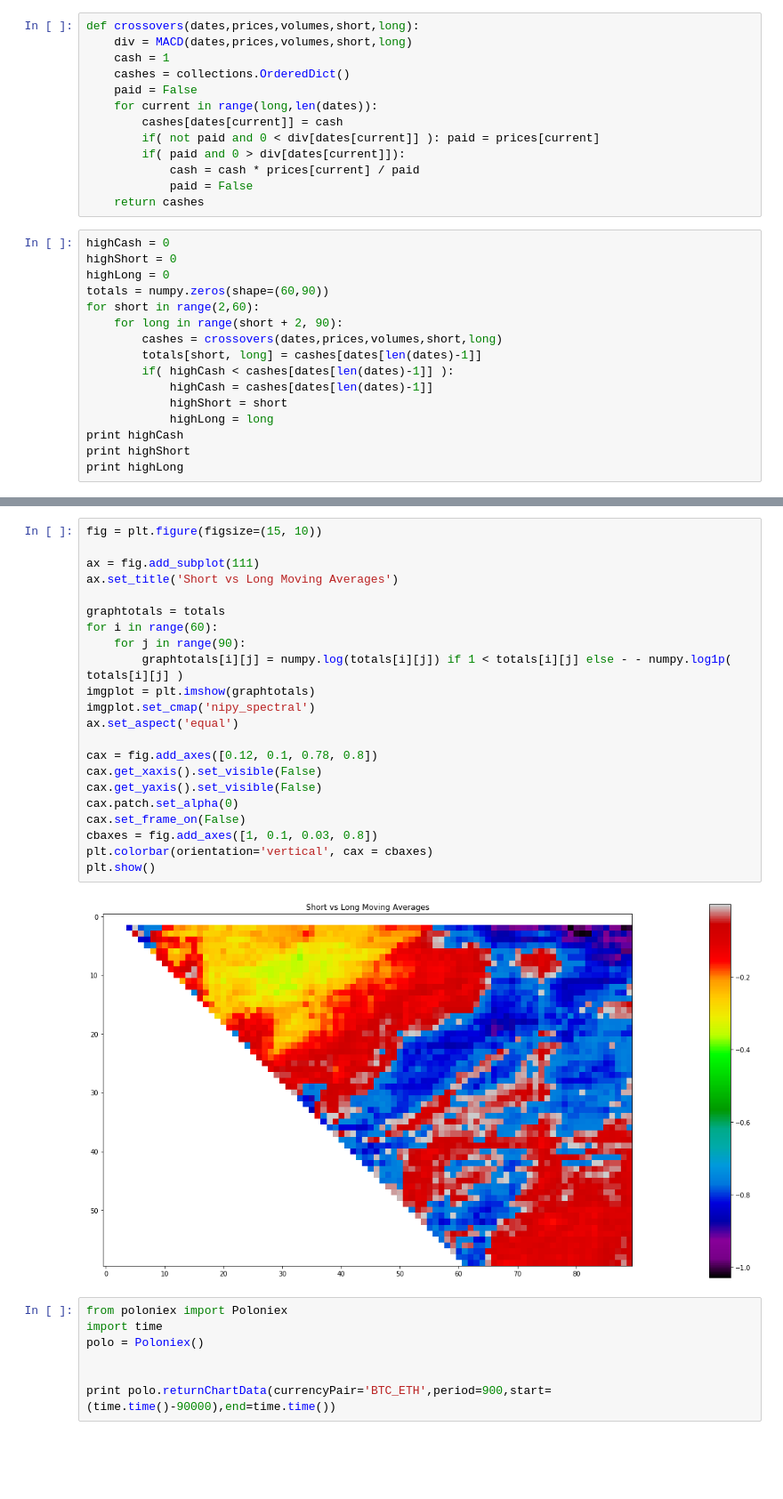
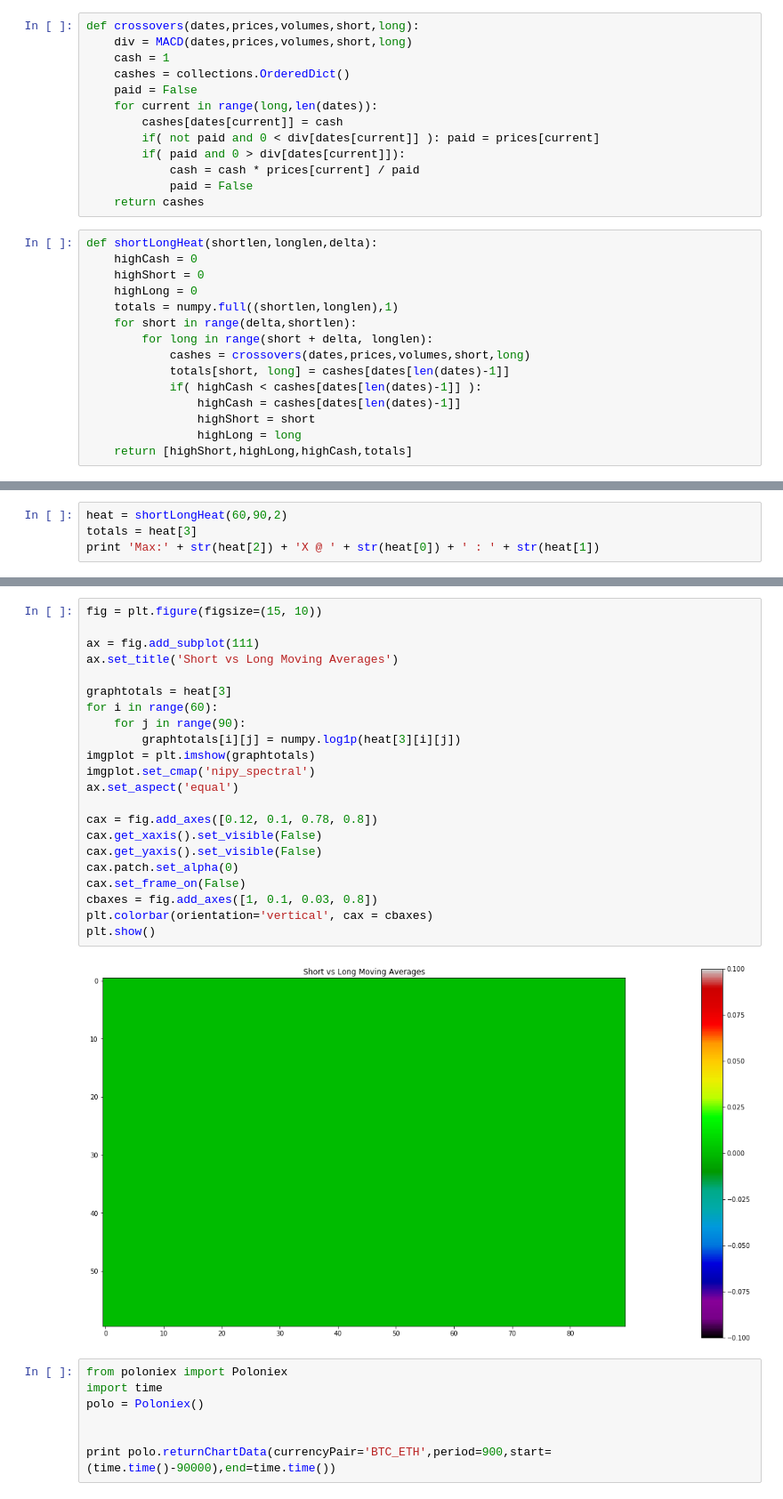
Before and after one commit to sfmiller940/backtest, a Jupyter notebook: alpha.ipynb, the cells around one changed output, grey strips where cells are left out. Shown: that part at 89% size. Cells and saved outputs as stored; diff of their text form; blank space fills up the shorter version.

```diff
--- a/alpha.ipynb
+++ b/alpha.ipynb
@@ -46,18 +46,17 @@ def crossovers(dates,prices,volumes,short,long):
             paid = False
     return cashes
 # %%
-highCash = 0
-highShort = 0
-highLong = 0
-totals = numpy.zeros(shape=(60,90))
-for short in range(2,60):
-    for long in range(short + 2, 90):
-        cashes = crossovers(dates,prices,volumes,short,long)
-        totals[short, long] = cashes[dates[len(dates)-1]]
-        if( highCash < cashes[dates[len(dates)-1]] ):
-            highCash = cashes[dates[len(dates)-1]]
-            highShort = short
-            highLong = long
-print highCash
-print highShort
-print highLong
+def shortLongHeat(shortlen,longlen,delta):
+    highCash = 0
+    highShort = 0
+    highLong = 0
+    totals = numpy.full((shortlen,longlen),1)
+    for short in range(delta,shortlen):
+        for long in range(short + delta, longlen):
+            cashes = crossovers(dates,prices,volumes,short,long)
+            totals[short, long] = cashes[dates[len(dates)-1]]
+            if( highCash < cashes[dates[len(dates)-1]] ):
+                highCash = cashes[dates[len(dates)-1]]
+                highShort = short
+                highLong = long
+    return [highShort,highLong,highCash,totals]
@@ -67,0 +63,4 @@ print highLong
+# %%
+heat = shortLongHeat(60,90,2)
+totals = heat[3]
+print 'Max:' + str(heat[2]) + 'X @ ' + str(heat[0]) + ' : ' + str(heat[1])
@@ -92,27 +93,27 @@ plt.show()
 # %%
 fig = plt.figure(figsize=(15, 10))
 
 ax = fig.add_subplot(111)
 ax.set_title('Short vs Long Moving Averages')
 
-graphtotals = totals
+graphtotals = heat[3]
 for i in range(60):
     for j in range(90):
-        graphtotals[i][j] = numpy.log(totals[i][j]) if 1 < totals[i][j] else - - numpy.log1p( totals[i][j] )
+        graphtotals[i][j] = numpy.log1p(heat[3][i][j])
 imgplot = plt.imshow(graphtotals)
 imgplot.set_cmap('nipy_spectral')
 ax.set_aspect('equal')
 
 cax = fig.add_axes([0.12, 0.1, 0.78, 0.8])
 cax.get_xaxis().set_visible(False)
 cax.get_yaxis().set_visible(False)
 cax.patch.set_alpha(0)
 cax.set_frame_on(False)
 cbaxes = fig.add_axes([1, 0.1, 0.03, 0.8])
 plt.colorbar(orientation='vertical', cax = cbaxes)
 plt.show()
 # %% [output]
-[figure, old version]
+[figure, new version]
 # %%
 from poloniex import Poloniex
 import time
```
Also changed, not shown: parts of 3 cells of this notebook.
